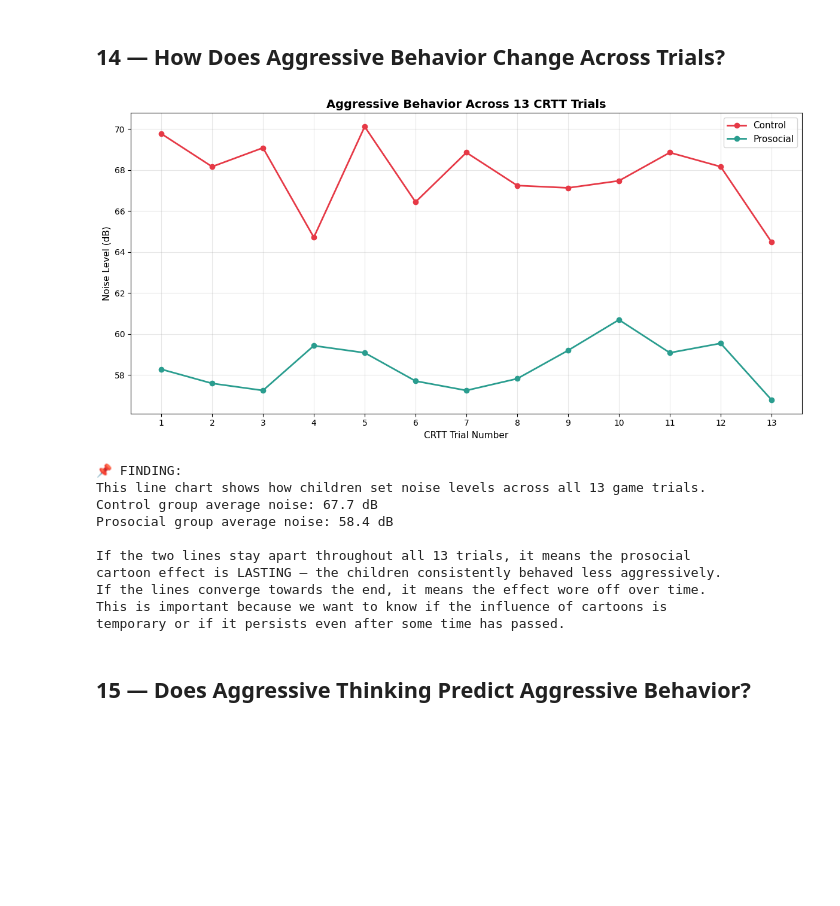
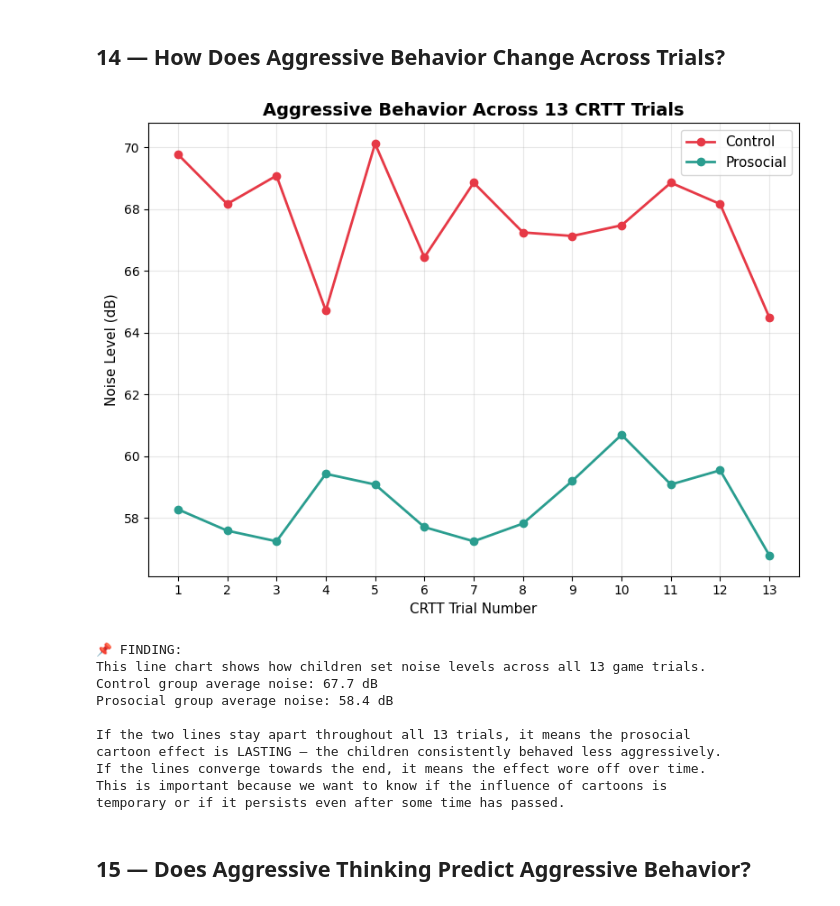
Before and after one commit to RonakSinghRaina/PROJECT-NEW, a Jupyter notebook: cartoon_analysis_complete_new.ipynb, the cells around one changed output. Drawn from its saved outputs; the diff is of its cells as text; code cells hidden in the pictures; blank space fills up the shorter version.

```diff
--- a/cartoon_analysis_complete_new.ipynb
+++ b/cartoon_analysis_complete_new.ipynb
@@ -957,35 +950,35 @@ show the same change. This could mean boys are more influenced by cartoon conten
 # getting the trial-by-trial CRTT data
 crtt_cols = [c for c in df_pro.columns if c.startswith('CRTT_Noise_Level_Trial_')]
 control_trial_means = control[crtt_cols].mean()
 prosocial_trial_means = prosocial[crtt_cols].mean()
 
 # plotting
-plt.figure(figsize=(12, 6))
+plt.figure(figsize=(8, 6))
 trials = range(1, 14)
 plt.plot(trials, control_trial_means.values, '-o', color='#e63946', label='Control', linewidth=2, markersize=6)
 plt.plot(trials, prosocial_trial_means.values, '-o', color='#2a9d8f', label='Prosocial', linewidth=2, markersize=6)
 plt.xlabel('CRTT Trial Number', fontsize=11)
 plt.ylabel('Noise Level (dB)', fontsize=11)
 plt.title('Aggressive Behavior Across 13 CRTT Trials', fontsize=14, fontweight='bold')
 plt.xticks(range(1, 14))
 plt.legend(fontsize=11)
 plt.grid(alpha=0.3)
 plt.tight_layout()
 plt.show()
 
 # finding
 print('📌 FINDING:')
 print('This line chart shows how children set noise levels across all 13 game trials.')
 print('Control group average noise:', round(control_trial_means.mean(), 1), 'dB')
 print('Prosocial group average noise:', round(prosocial_trial_means.mean(), 1), 'dB')
 print()
 print('If the two lines stay apart throughout all 13 trials, it means the prosocial')
 print('cartoon effect is LASTING — the children consistently behaved less aggressively.')
 print('If the lines converge towards the end, it means the effect wore off over time.')
 print('This is important because we want to know if the influence of cartoons is')
 print('temporary or if it persists even after some time has passed.')
 # %% [output]
-[figure, old version]
+[figure, new version]
 📌 FINDING:
 This line chart shows how children set noise levels across all 13 game trials.
 Control group average noise: 67.7 dB
```
Also changed, not shown: parts of 6 cells of this notebook, 12 other files.
